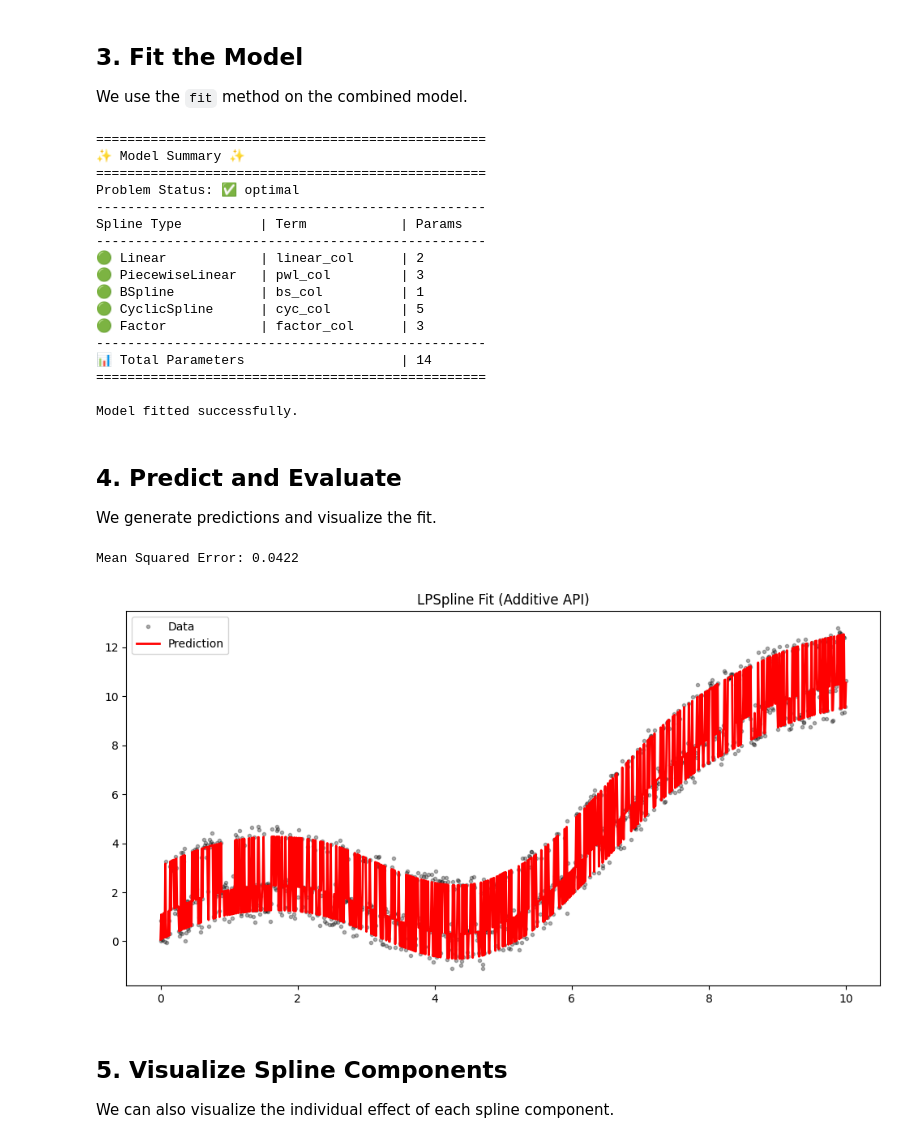
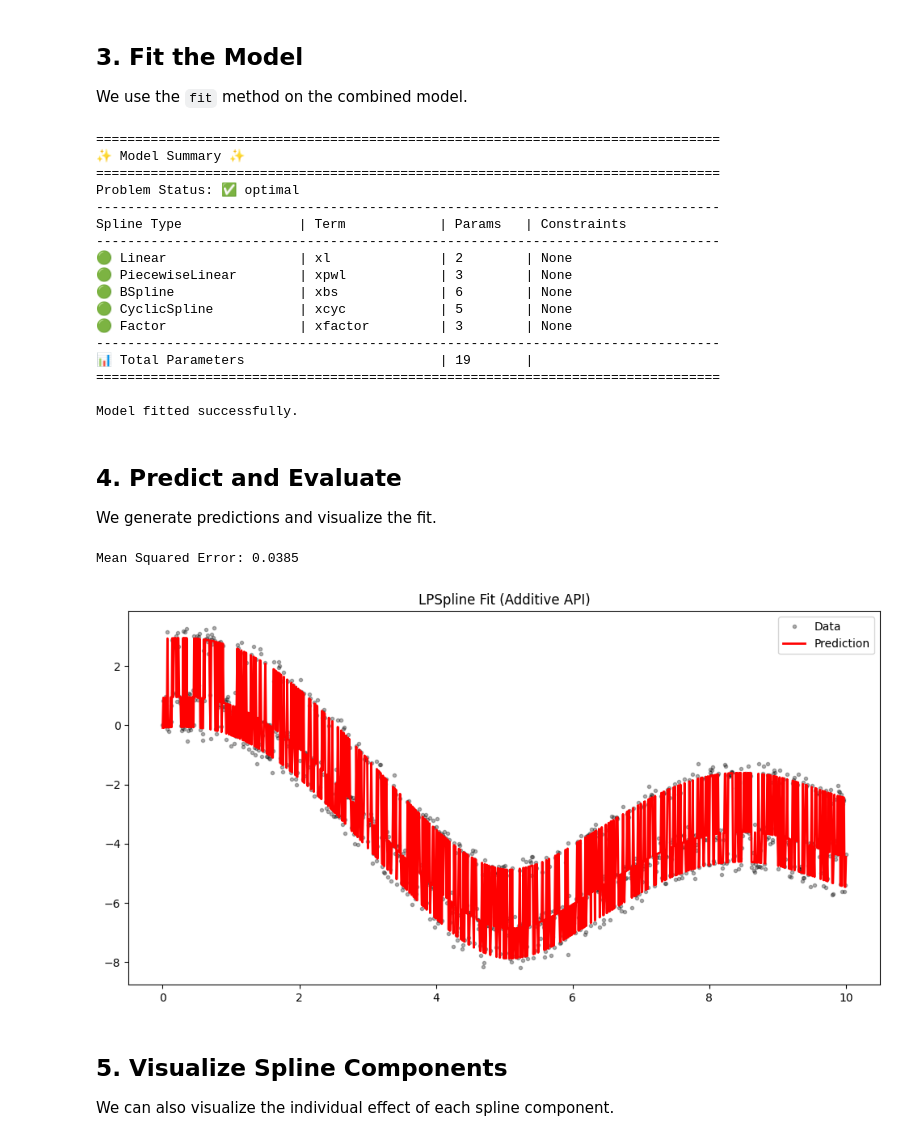
Before and after one commit to clarkmaio/lpspline, a Jupyter notebook: notebook/demo.ipynb, the cells around one changed output. Drawn from its saved outputs; the diff is of its cells as text; code cells hidden in the pictures.

```diff
--- a/notebook/demo.ipynb
+++ b/notebook/demo.ipynb
@@ -29,14 +30,21 @@ x_cyc = np.linspace(0, 2*np.pi, n)
 x_factor = np.random.randint(0, 3, n)
 
 # True functions
-y_linear = 0.5 * x_linear
+y_linear = -1 * x_linear
 y_pwl = np.where(x_pwl < 5, 0, x_pwl - 5) # Hinge at 5
 y_bs = np.sin(x_bs) # Sine wave
 y_cyc = np.cos(x_cyc) # Cosine wave
 y_factor = np.array([0, 2, -1])[x_factor] # Categorical effects
 
 # Combined target with noise
-y = y_linear + y_pwl + y_bs + y_cyc + y_factor + np.random.normal(0, 0.2, n)
+y = (
+    y_linear +
+    y_pwl +
+    y_bs +
+    y_cyc +
+    y_factor +
+    np.random.normal(0, 0.2, n)
+)
 
 df = pl.DataFrame({
     "xl": x_linear,
@@ -44,7 +52,7 @@ df = pl.DataFrame({
     "xbs": x_bs,
     "xcyc": x_cyc,
     "xfactor": x_factor,
-    "y": y
+    "target": y
 })
 
 print(df.head())
@@ -68,9 +76,9 @@ We define the components and add them together to create the model.
 # %%
 # Create model using additive syntax
 model = (
-    l(term='xl', bias=True)
+    +l(term='xl', bias=True)
     + pwl(term='xpwl', knots=[5.])
-    + bs(term="xbs", knots=np.linspace(0, 10, 5), degree=3)
+    + bs(term="xbs", knots=np.linspace(-5, 15, 10), degree=3)
     + cs(term="xcyc", period=2*np.pi, order=2)
     + f(term="xfactor", n_classes=3)
 )
@@ -83,21 +91,21 @@ model.fit(df, df["target"])
 
 print("Model fitted successfully.")
 # %% [output]
-==================================================
+================================================================================
 ✨ Model Summary ✨
-==================================================
+================================================================================
 Problem Status: ✅ optimal
---------------------------------------------------
-Spline Type          | Term            | Params
---------------------------------------------------
-🟢 Linear            | linear_col      | 2
-🟢 PiecewiseLinear   | pwl_col         | 3
-🟢 BSpline           | bs_col          | 1
-🟢 CyclicSpline      | cyc_col         | 5
-🟢 Factor            | factor_col      | 3
---------------------------------------------------
-📊 Total Parameters                    | 14
-==================================================
+--------------------------------------------------------------------------------
+Spline Type               | Term            | Params   | Constraints
+--------------------------------------------------------------------------------
+🟢 Linear                 | xl              | 2        | None
+🟢 PiecewiseLinear        | xpwl            | 3        | None
+🟢 BSpline                | xbs             | 6        | None
+🟢 CyclicSpline           | xcyc            | 5        | None
+🟢 Factor                 | xfactor         | 3        | None
+--------------------------------------------------------------------------------
+📊 Total Parameters                         | 19       |
+================================================================================
 
 Model fitted successfully.
 # %% [markdown]
@@ -107,17 +115,17 @@ We generate predictions and visualize the fit.
 # %%
 predictions = model.predict(df)
 mse = np.mean((predictions - df["target"].to_numpy())**2)
 print(f"Mean Squared Error: {mse:.4f}")
 
 plt.figure(figsize=(12, 6))
-plt.plot(df["linear_col"], df["target"], 'k.', alpha=0.3, label='Data')
-plt.plot(df["linear_col"], predictions, 'r-', linewidth=2, label='Prediction')
+plt.plot(df["xl"], df["target"], 'k.', alpha=0.3, label='Data')
+plt.plot(df["xl"], predictions, 'r-', linewidth=2, label='Prediction')
 plt.legend()
 plt.title("LPSpline Fit (Additive API)")
 plt.show()
 # %% [output]
-Mean Squared Error: 0.0422
+Mean Squared Error: 0.0385
-[figure, old version]
+[figure, new version]
 # %% [markdown]
 ## 5. Visualize Spline Components
 
```
Also changed, not shown: parts of 3 cells of this notebook, 17 other files.
